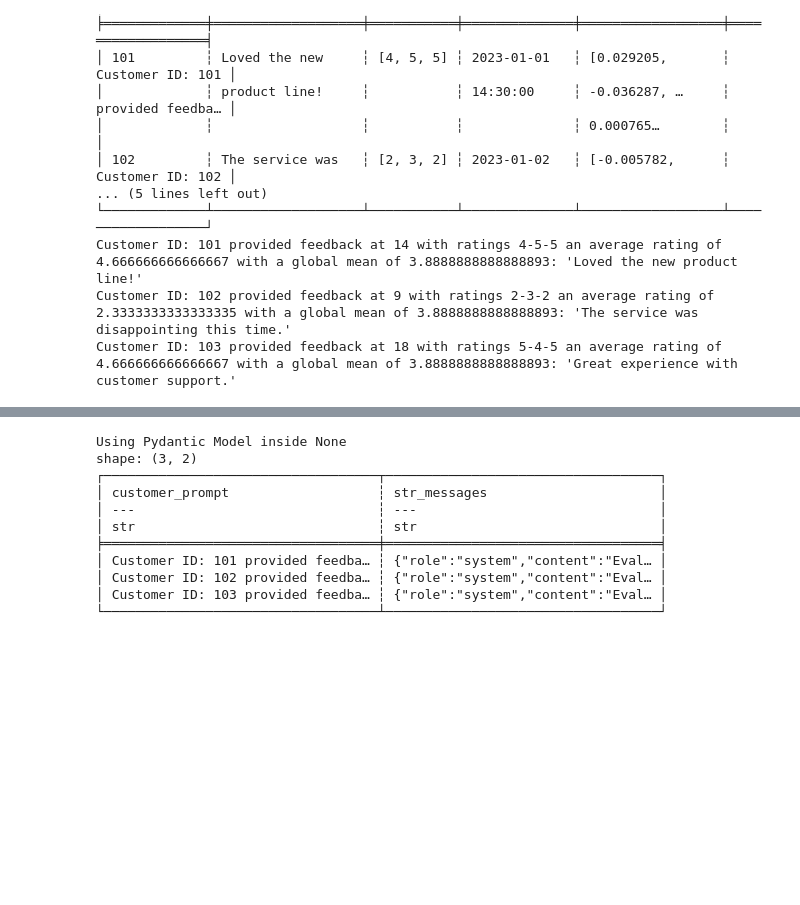
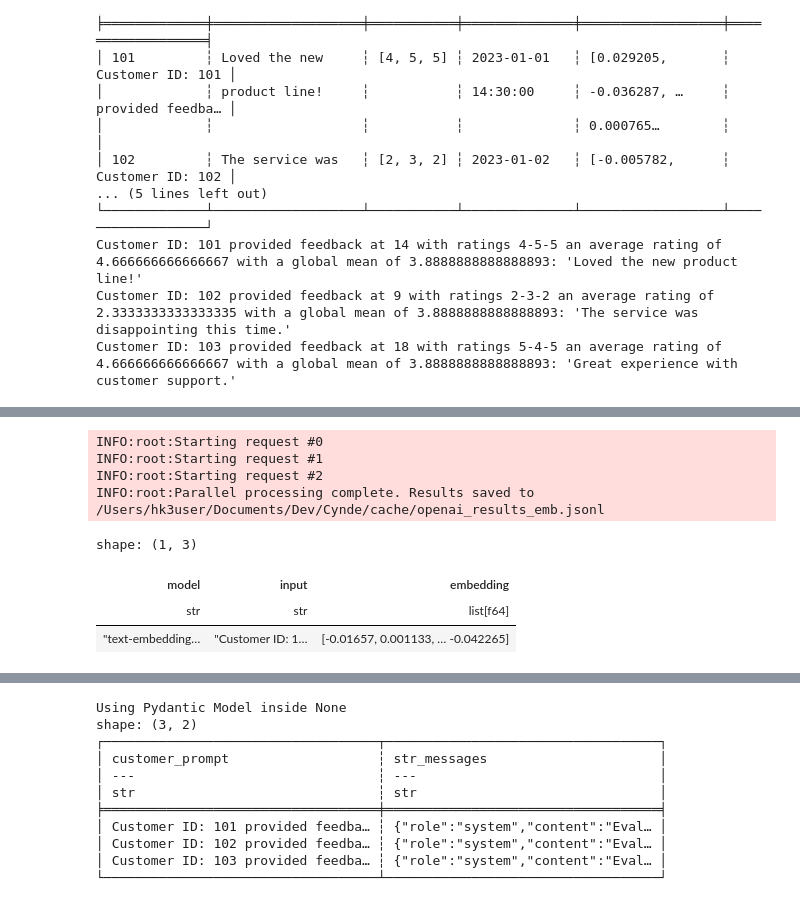
Before and after one commit to Neural-Dragon-AI/Cynde, a Jupyter notebook: examples/cynde_demo.ipynb, the cells around one changed output, grey strips where cells are left out. Drawn from its saved outputs; the diff is of its cells as text; code cells hidden in the pictures; blank space fills up the shorter version.

```diff
--- a/examples/cynde_demo.ipynb
+++ b/examples/cynde_demo.ipynb
@@ -24,7 +26,10 @@ os.makedirs(cache_dir, exist_ok=True)
 
 # Define file paths within the /cynde/cache directory
 requests_filepath = os.path.join(cache_dir, "chat_payloads.jsonl")
+emb_requests_filepath = os.path.join(cache_dir, "chat_payloads_emb.jsonl")
+
 results_filepath = os.path.join(cache_dir, "openai_results.jsonl")
+emb_results_file_path = os.path.join(cache_dir, "openai_results_emb.jsonl")
 requests_filepath_ = os.path.join(cache_dir, "chat_payloads_.jsonl")
 results_filepath_ = os.path.join(cache_dir, "openai_results_.jsonl")
 requests_filepath_tools = os.path.join(cache_dir, "chat_payloads_tools.jsonl")
@@ -119,0 +152,21 @@ Customer ID: 103 provided feedback at 18 with ratings 5-4-5 an average rating of
+# %%
+request_url = "https://api.openai.com/v1/embeddings"  # Replace with your actual API endpoint
+    # Process multiple api requests to ChatGPT
+asyncio.run(
+    process_api_requests_from_file(
+        requests_filepath=emb_requests_filepath,
+        save_filepath=emb_results_file_path,
+        request_url=request_url,
+        api_key=api_key,
+        max_requests_per_minute=float(90000),
+        max_tokens_per_minute=float(10_000_000),
+        token_encoding_name="cl100k_base",
+        max_attempts=int(5),
+        logging_level=int(20),
+        )
+    )
+# %% [output]
+INFO:root:Starting request #0
+INFO:root:Starting request #1
+INFO:root:Starting request #2
+INFO:root:Parallel processing complete. Results saved to /Users/hk3user/Documents/Dev/Cynde/cache/openai_results_emb.jsonl
@@ -119,0 +175,9 @@ Customer ID: 103 provided feedback at 18 with ratings 5-4-5 an average rating of
+# %%
+results_df = load_openai_emb_results_jsonl(emb_results_file_path)
+# %%
+results_df.head(1)
+# %% [output]
+shape: (1, 3)
+| model | input | embedding |
+| str | str | list[f64] |
+| "text-embedding… | "Customer ID: 1… | [-0.01657, 0.001133, … -0.042265] |
```
Also changed, not shown: parts of 17 cells of this notebook, 1 other file.
